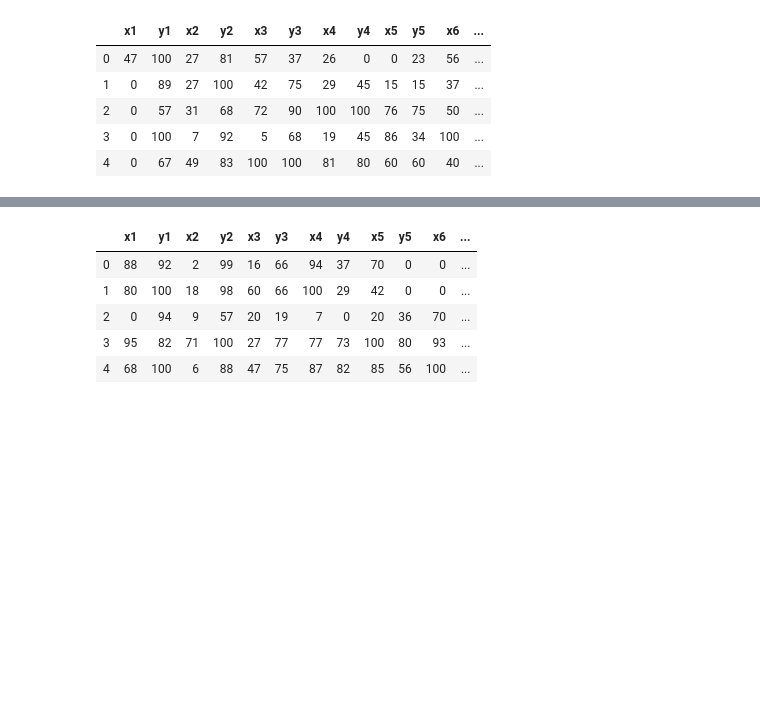
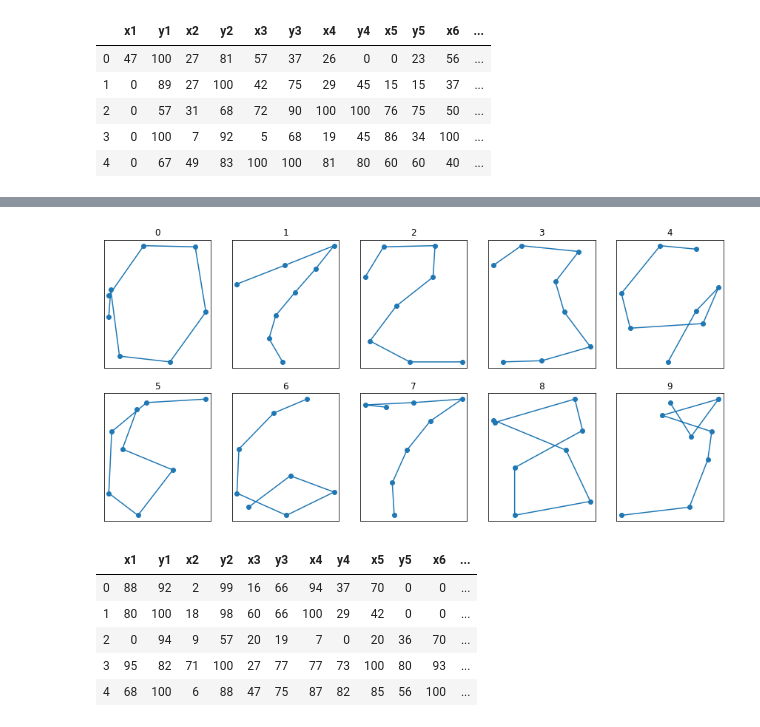
Before and after one commit to bsakshat/digits-classification, a Jupyter notebook: dm_project1.ipynb, the cells around one changed output, grey strips where cells are left out. Cells and saved outputs as stored; diff of their text form; code cells hidden in the pictures; blank space fills up the shorter version.

```diff
--- a/dm_project1.ipynb
+++ b/dm_project1.ipynb
@@ -27,3 +27,15 @@ plt.show()
+# %%
+plt.figure(figsize=(15, 7))
+for i in range(10):
+    coor = training_data[training_data['label']==i].drop('label', axis = 1).iloc[i].values.reshape(8, 2)
+    plt.subplot(2, 5, i+1)
+    plt.plot(coor[:, 0], coor[:, 1], '-o')
+    plt.xticks([])
+    plt.yticks([])
+    plt.title(i)
+plt.show()
+# %% [output]
+[figure, added]
 # %%
 test = 'pendigits.tes'
 test_data = pandas.read_csv(test, names = names)
```
Also changed, not shown: parts of 9 cells of this notebook.
